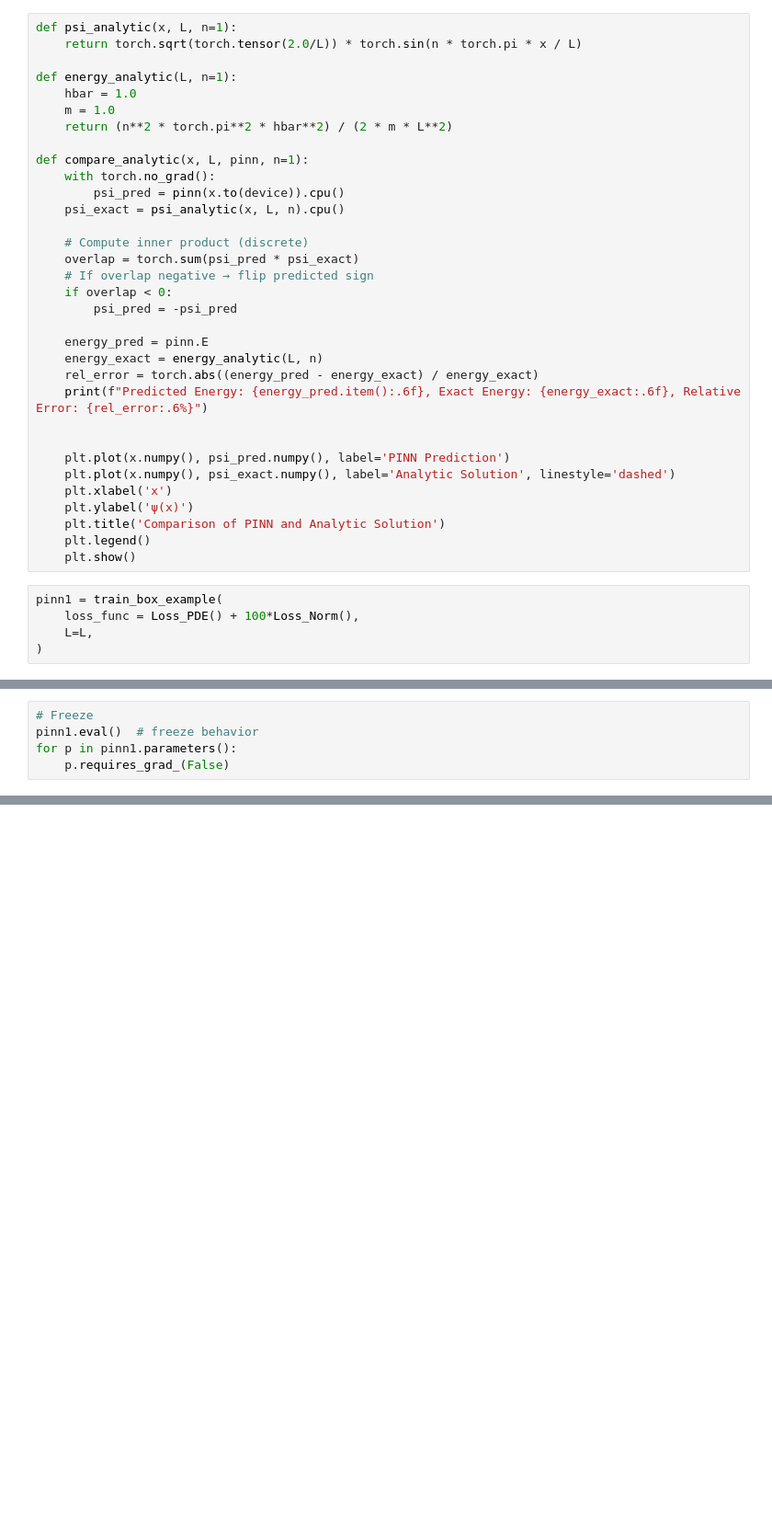
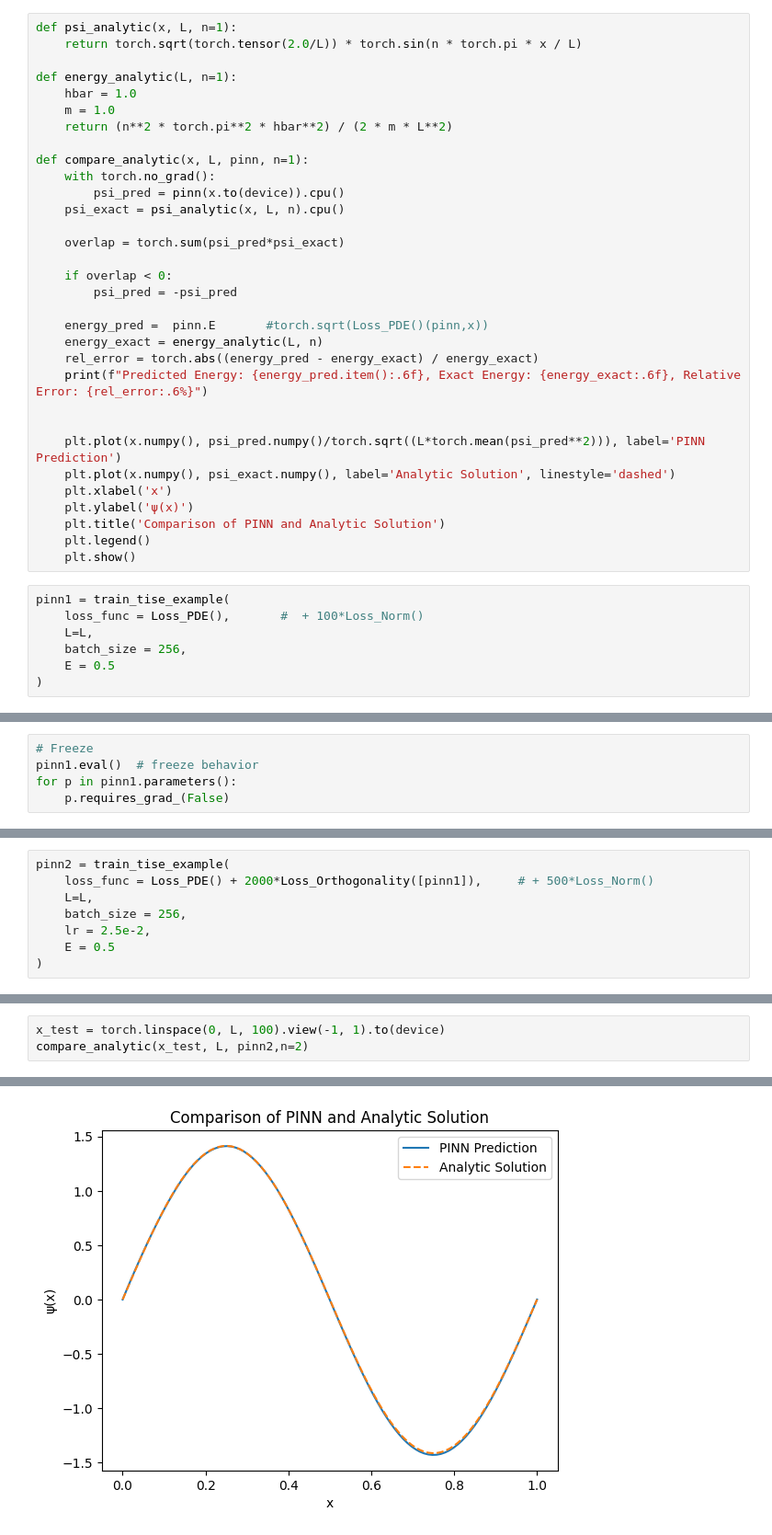
Before and after one commit to fredeco-gh/FYS-STK3155_Project3, a Jupyter notebook: src/test.ipynb, the cells around one changed output, grey strips where cells are left out. Shown at 92% size. Cells and saved outputs as stored; diff of their text form; blank space fills up the shorter version.

```diff
--- a/src/test.ipynb
+++ b/src/test.ipynb
@@ -62,19 +127,18 @@ def compare_analytic(x, L, pinn, n=1):
         psi_pred = pinn(x.to(device)).cpu()
     psi_exact = psi_analytic(x, L, n).cpu()
 
-    # Compute inner product (discrete)
-    overlap = torch.sum(psi_pred * psi_exact)
-    # If overlap negative → flip predicted sign
+    overlap = torch.sum(psi_pred*psi_exact)
+
     if overlap < 0:
         psi_pred = -psi_pred
 
-    energy_pred = pinn.E
+    energy_pred =  pinn.E       #torch.sqrt(Loss_PDE()(pinn,x))
     energy_exact = energy_analytic(L, n)
     rel_error = torch.abs((energy_pred - energy_exact) / energy_exact)
     print(f"Predicted Energy: {energy_pred.item():.6f}, Exact Energy: {energy_exact:.6f}, Relative Error: {rel_error:.6%}")
 
 
-    plt.plot(x.numpy(), psi_pred.numpy(), label='PINN Prediction')
+    plt.plot(x.numpy(), psi_pred.numpy()/torch.sqrt((L*torch.mean(psi_pred**2))), label='PINN Prediction')
     plt.plot(x.numpy(), psi_exact.numpy(), label='Analytic Solution', linestyle='dashed')
     plt.xlabel('x')
     plt.ylabel('ψ(x)')
@@ -82,8 +146,10 @@ def compare_analytic(x, L, pinn, n=1):
     plt.legend()
     plt.show()
 # %%
-pinn1 = train_box_example(
-    loss_func = Loss_PDE() + 100*Loss_Norm(),
+pinn1 = train_tise_example(
+    loss_func = Loss_PDE(),       #  + 100*Loss_Norm()
     L=L,
+    batch_size = 256,
+    E = 0.5
 )
 # %% [output]
@@ -117,0 +168,8 @@ Predicted Energy: 4.934807, Exact Energy: 4.934802, Relative Error: 0.000106%
+# %%
+pinn2 = train_tise_example(
+    loss_func = Loss_PDE() + 2000*Loss_Orthogonality([pinn1]),     # + 500*Loss_Norm()
+    L=L,
+    batch_size = 256,
+    lr = 2.5e-2,
+    E = 0.5
+)
@@ -117,0 +183,4 @@ Predicted Energy: 4.934807, Exact Energy: 4.934802, Relative Error: 0.000106%
+# %%
+x_test = torch.linspace(0, L, 100).view(-1, 1).to(device)
+compare_analytic(x_test, L, pinn2,n=2)
+# %% [output]
@@ -117,0 +188 @@ Predicted Energy: 4.934807, Exact Energy: 4.934802, Relative Error: 0.000106%
+[figure, added]
```
Also changed, not shown: parts of 7 cells of this notebook, 7 other files.
